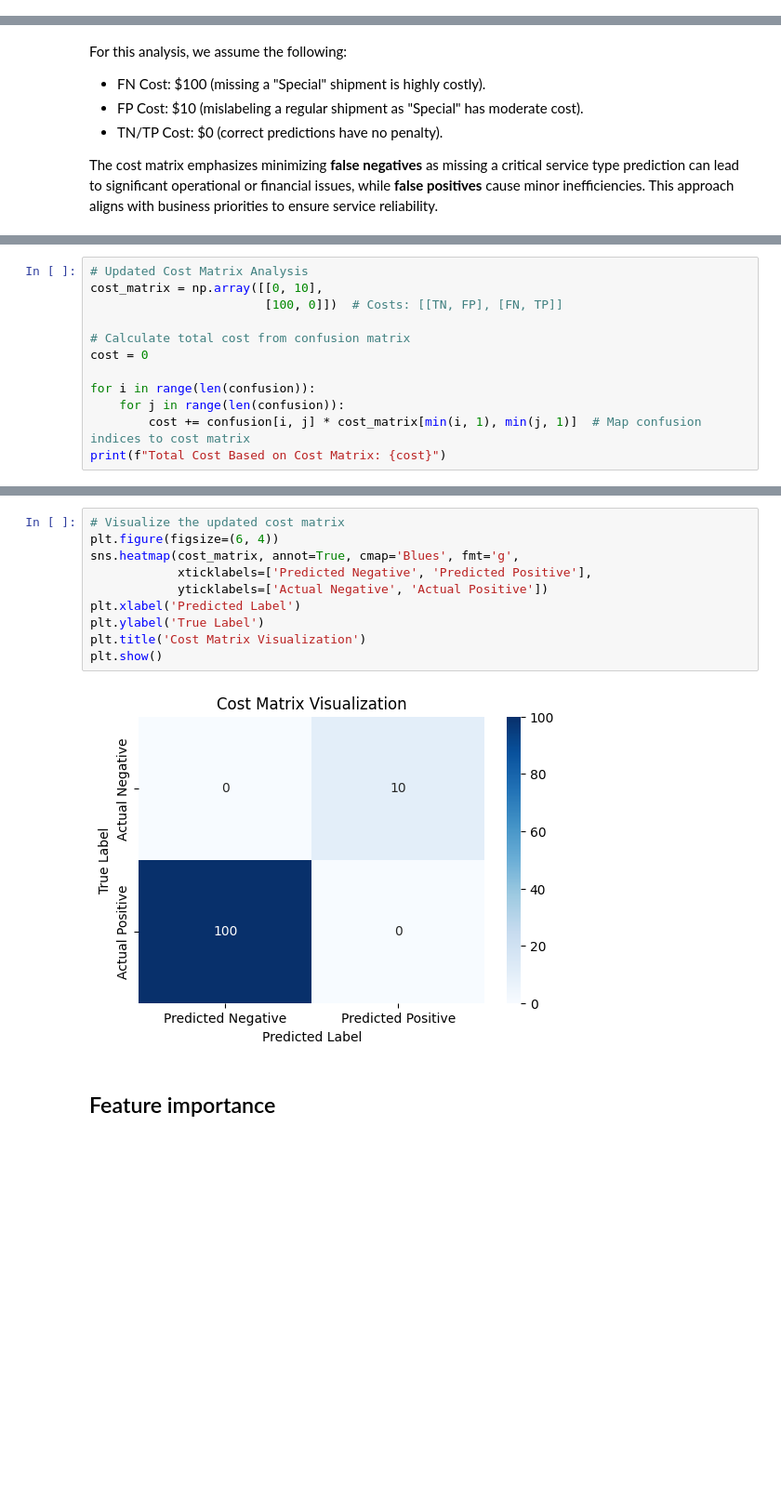
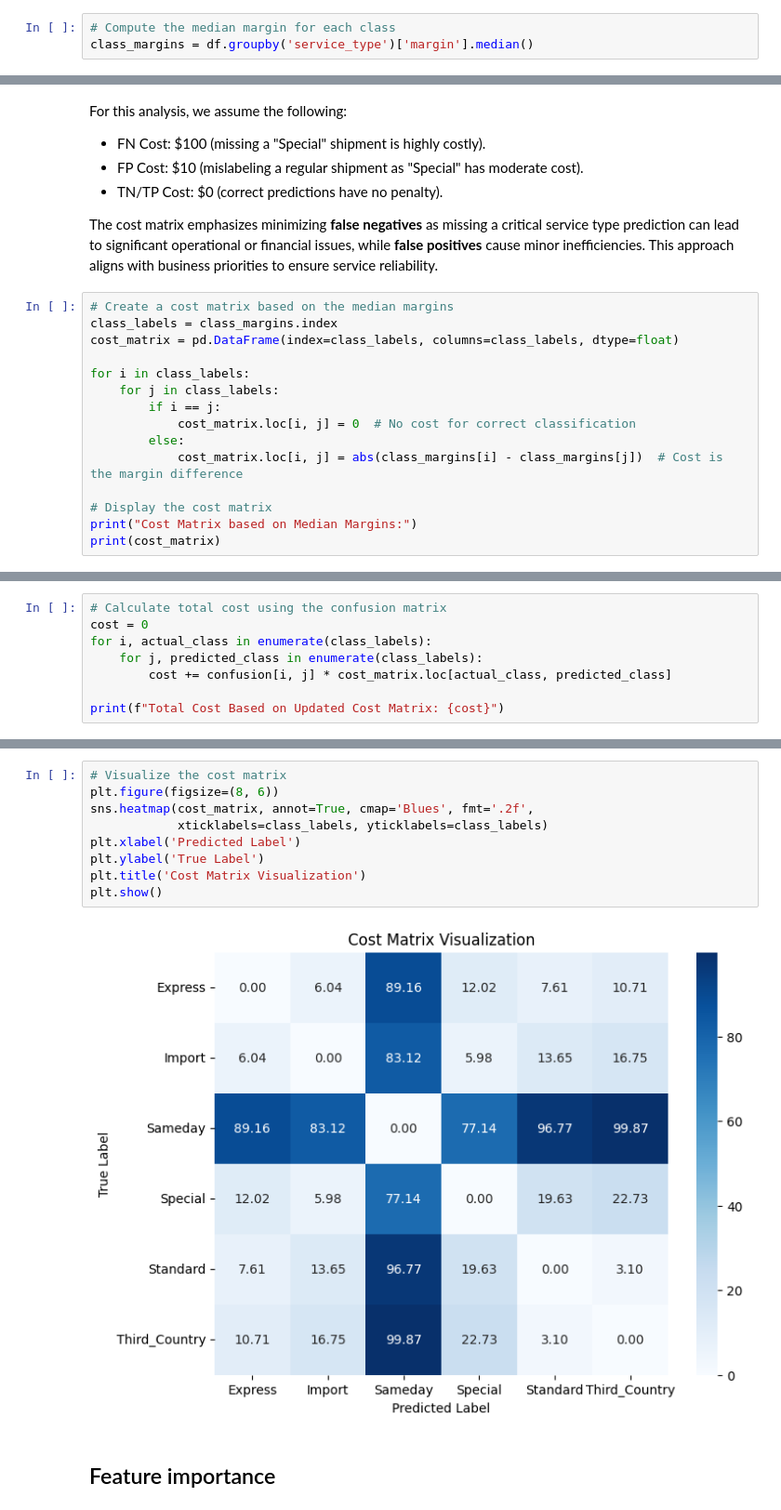
Before and after one commit to BianchiLuca28/FHNW-BI-LMS, a Jupyter notebook: notebooks/model.ipynb, the cells around one changed output, grey strips where cells are left out. Shown: that part at 93% size. Saved outputs shown, nothing was run; the diff lists cells and outputs as text; blank space fills up the shorter version.

Commit message:
Removing weight and customer_id, updating cost matrix, handling missing values

```diff
--- a/notebooks/model.ipynb
+++ b/notebooks/model.ipynb
@@ -125,3 +138,6 @@ In this phase, we treat everything we identified in the EDA phase.
+# %%
+# Compute the median margin for each class
+class_margins = df.groupby('service_type')['margin'].median()
 # %% [markdown]
 ## Removing unavailable columns at the moment of the prediction
 
@@ -595,3 +644,18 @@ For this analysis, we assume the following:
 - TN/TP Cost: \$0 (correct predictions have no penalty).
 
 The cost matrix emphasizes minimizing **false negatives** as missing a critical service type prediction can lead to significant operational or financial issues, while **false positives** cause minor inefficiencies. This approach aligns with business priorities to ensure service reliability.
+# %%
+# Create a cost matrix based on the median margins
+class_labels = class_margins.index
+cost_matrix = pd.DataFrame(index=class_labels, columns=class_labels, dtype=float)
+
+for i in class_labels:
+    for j in class_labels:
+        if i == j:
+            cost_matrix.loc[i, j] = 0  # No cost for correct classification
+        else:
+            cost_matrix.loc[i, j] = abs(class_margins[i] - class_margins[j])  # Cost is the margin difference
+
+# Display the cost matrix
+print("Cost Matrix based on Median Margins:")
+print(cost_matrix)
@@ -598,13 +672,9 @@ The cost matrix emphasizes minimizing **false negatives** as missing a critical
 # %%
-# Updated Cost Matrix Analysis
-cost_matrix = np.array([[0, 10],
-                        [100, 0]])  # Costs: [[TN, FP], [FN, TP]]
+# Calculate total cost using the confusion matrix
+cost = 0
+for i, actual_class in enumerate(class_labels):
+    for j, predicted_class in enumerate(class_labels):
+        cost += confusion[i, j] * cost_matrix.loc[actual_class, predicted_class]
 
-# Calculate total cost from confusion matrix
-cost = 0
-
-for i in range(len(confusion)):
-    for j in range(len(confusion)):
-        cost += confusion[i, j] * cost_matrix[min(i, 1), min(j, 1)]  # Map confusion indices to cost matrix
-print(f"Total Cost Based on Cost Matrix: {cost}")
+print(f"Total Cost Based on Updated Cost Matrix: {cost}")
 # %% [output]
@@ -632,15 +682,14 @@ Total Cost: 10
 # %%
-# Visualize the updated cost matrix
-plt.figure(figsize=(6, 4))
-sns.heatmap(cost_matrix, annot=True, cmap='Blues', fmt='g',
-            xticklabels=['Predicted Negative', 'Predicted Positive'],
-            yticklabels=['Actual Negative', 'Actual Positive'])
+# Visualize the cost matrix
+plt.figure(figsize=(8, 6))
+sns.heatmap(cost_matrix, annot=True, cmap='Blues', fmt='.2f',
+            xticklabels=class_labels, yticklabels=class_labels)
 plt.xlabel('Predicted Label')
 plt.ylabel('True Label')
 plt.title('Cost Matrix Visualization')
 plt.show()
 # %% [output]
-[figure, old version]
+[figure, new version]
 # %% [markdown]
 ## Feature importance
 # %%
```
Also changed, not shown: parts of 23 cells of this notebook.
